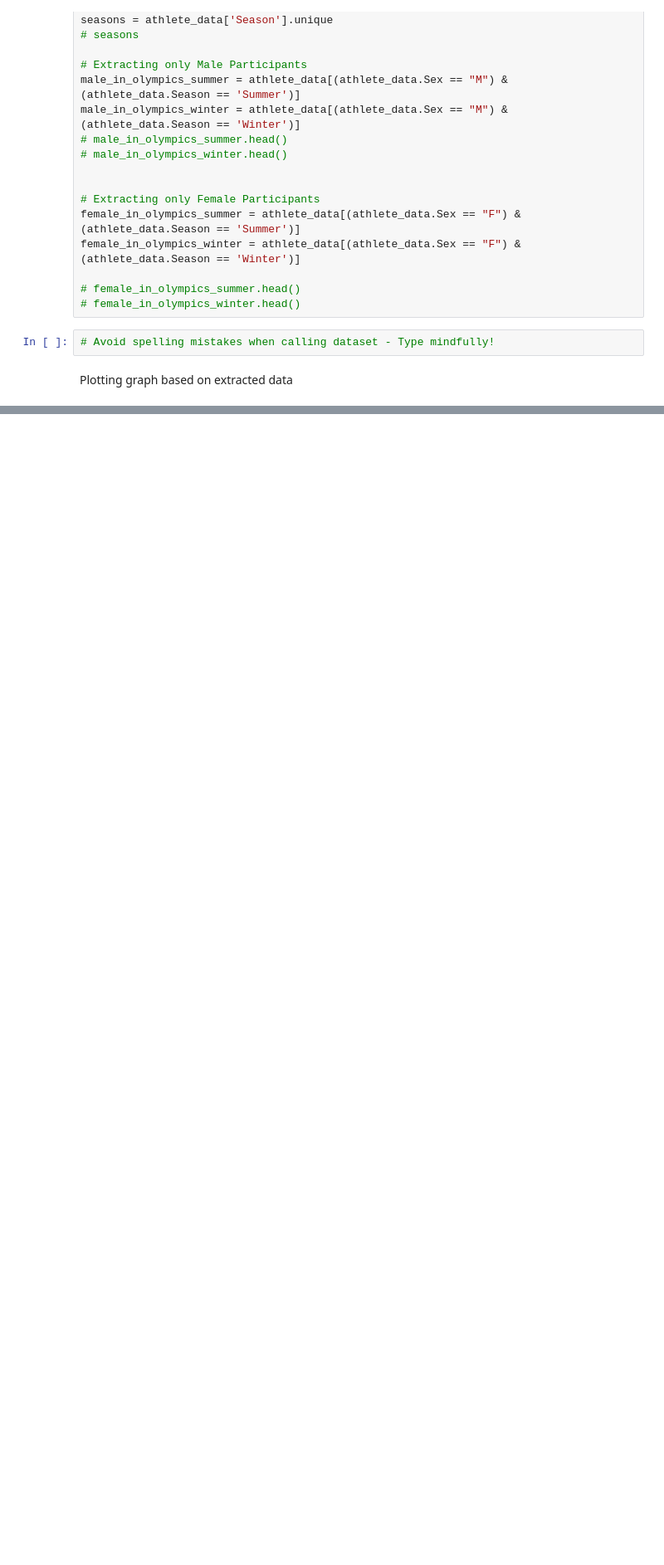
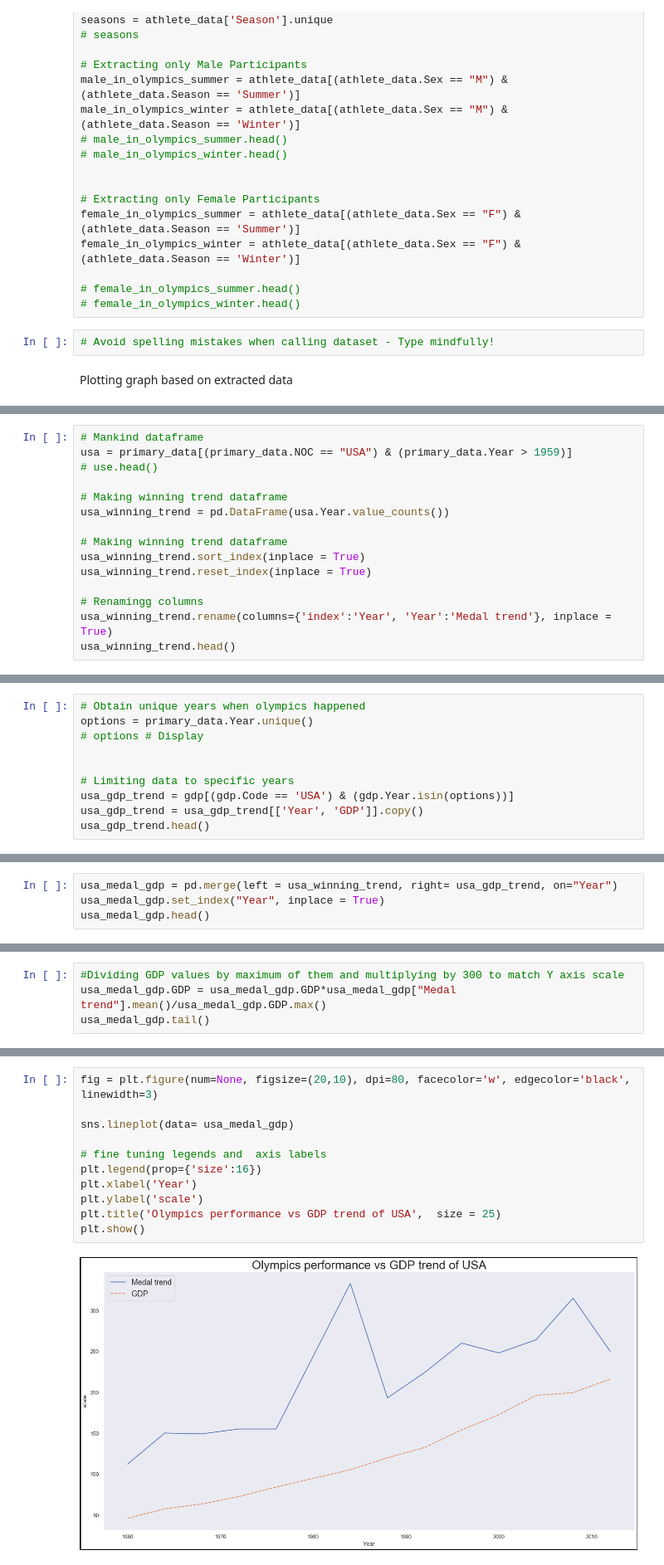
Before and after one commit to akash16dhotre/01_Olympics_Dataset_EDA, a Jupyter notebook: Olympic game EAD.ipynb, the cells around one changed output, grey strips where cells are left out. Shown at 83% size. Drawn from its saved outputs; the diff is of its cells as text; blank space fills up the shorter version.

```diff
--- a/Olympic game EAD.ipynb
+++ b/Olympic game EAD.ipynb
@@ -613,0 +732,15 @@ Well, that explains the plot as lesser participants were there.
+# %%
+# Mankind dataframe
+usa = primary_data[(primary_data.NOC == "USA") & (primary_data.Year > 1959)]
+# use.head()
+
+# Making winning trend dataframe
+usa_winning_trend = pd.DataFrame(usa.Year.value_counts())
+
+# Making winning trend dataframe
+usa_winning_trend.sort_index(inplace = True)
+usa_winning_trend.reset_index(inplace = True)
+
+# Renamingg columns
+usa_winning_trend.rename(columns={'index':'Year', 'Year':'Medal trend'}, inplace = True)
+usa_winning_trend.head()
@@ -613,0 +754,10 @@ Well, that explains the plot as lesser participants were there.
+# %%
+# Obtain unique years when olympics happened
+options = primary_data.Year.unique()
+# options # Display
+
+
+# Limiting data to specific years
+usa_gdp_trend = gdp[(gdp.Code == 'USA') & (gdp.Year.isin(options))]
+usa_gdp_trend = usa_gdp_trend[['Year', 'GDP']].copy()
+usa_gdp_trend.head()
@@ -613,0 +773,4 @@ Well, that explains the plot as lesser participants were there.
+# %%
+usa_medal_gdp = pd.merge(left = usa_winning_trend, right= usa_gdp_trend, on="Year")
+usa_medal_gdp.set_index("Year", inplace = True)
+usa_medal_gdp.head()
@@ -613,0 +789,4 @@ Well, that explains the plot as lesser participants were there.
+# %%
+#Dividing GDP values by maximum of them and multiplying by 300 to match Y axis scale
+usa_medal_gdp.GDP = usa_medal_gdp.GDP*usa_medal_gdp["Medal trend"].mean()/usa_medal_gdp.GDP.max()
+usa_medal_gdp.tail()
@@ -613,0 +803,13 @@ Well, that explains the plot as lesser participants were there.
+# %%
+fig = plt.figure(num=None, figsize=(20,10), dpi=80, facecolor='w', edgecolor='black', linewidth=3)
+
+sns.lineplot(data= usa_medal_gdp)
+
+# fine tuning legends and  axis labels
+plt.legend(prop={'size':16})
+plt.xlabel('Year')
+plt.ylabel('scale')
+plt.title('Olympics performance vs GDP trend of USA',  size = 25)
+plt.show()
+# %% [output]
+[figure, added]
```
Also changed, not shown: parts of 22 cells of this notebook.
